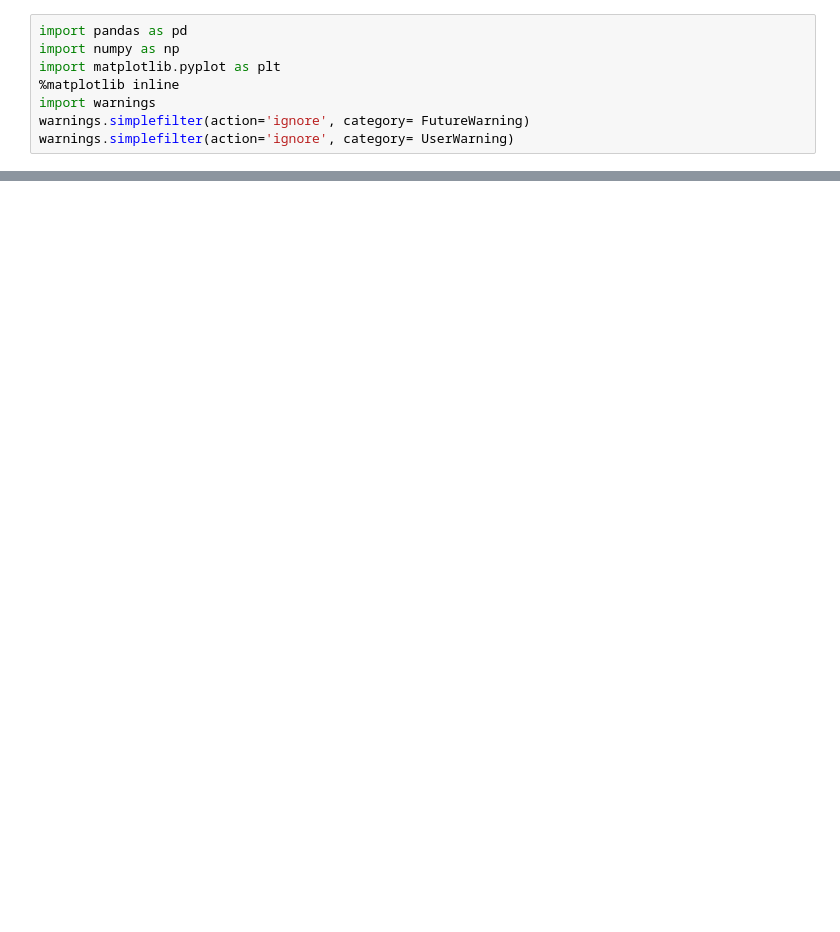
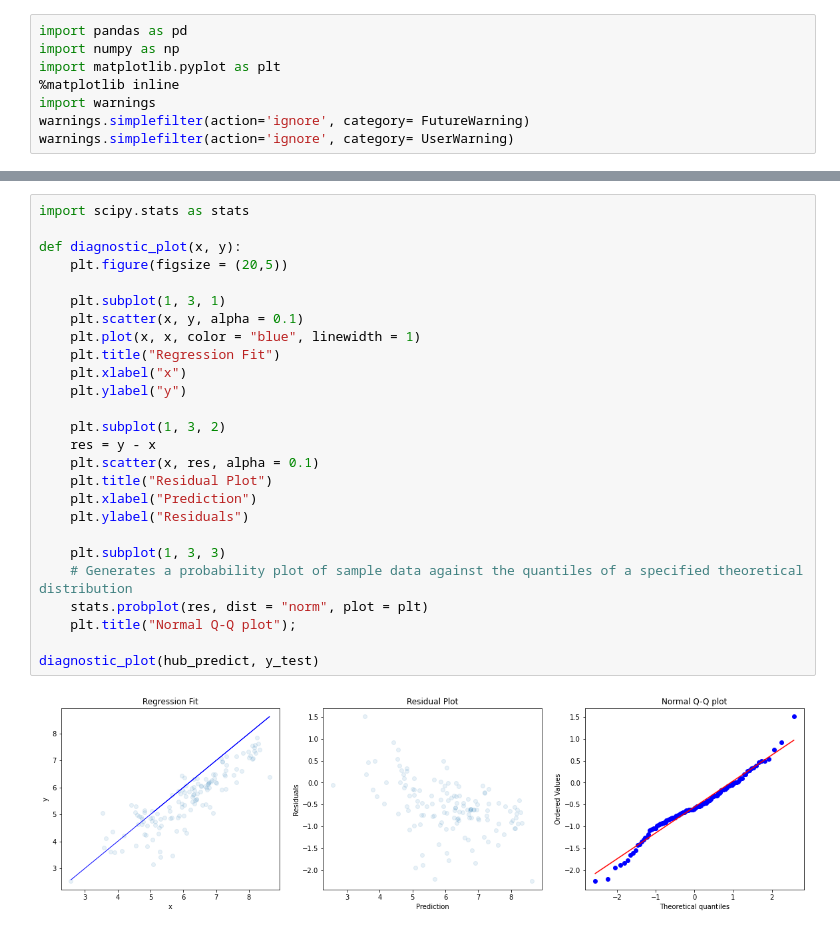
Before and after one commit to xaynezz/1015, a Jupyter notebook: notebooks/machine_learning.ipynb, the cells around one changed output, grey strips where cells are left out. Saved outputs shown, nothing was run; the diff lists cells and outputs as text; blank space fills up the shorter version.

```diff
--- a/notebooks/machine_learning.ipynb
+++ b/notebooks/machine_learning.ipynb
@@ -104,0 +257,28 @@ model_fit.forecast(15, alpha=0.05)
+# %%
+import scipy.stats as stats
+
+def diagnostic_plot(x, y):
+    plt.figure(figsize = (20,5))
+
+    plt.subplot(1, 3, 1)
+    plt.scatter(x, y, alpha = 0.1)
+    plt.plot(x, x, color = "blue", linewidth = 1)
+    plt.title("Regression Fit")
+    plt.xlabel("x")
+    plt.ylabel("y")
+
+    plt.subplot(1, 3, 2)
+    res = y - x
+    plt.scatter(x, res, alpha = 0.1)
+    plt.title("Residual Plot")
+    plt.xlabel("Prediction")
+    plt.ylabel("Residuals")
+
+    plt.subplot(1, 3, 3)
+    # Generates a probability plot of sample data against the quantiles of a specified theoretical distribution
+    stats.probplot(res, dist = "norm", plot = plt)
+    plt.title("Normal Q-Q plot");
+
+diagnostic_plot(hub_predict, y_test)
+# %% [output]
+[figure, added]
```
Also changed, not shown: parts of 24 cells of this notebook, 1 other file.
